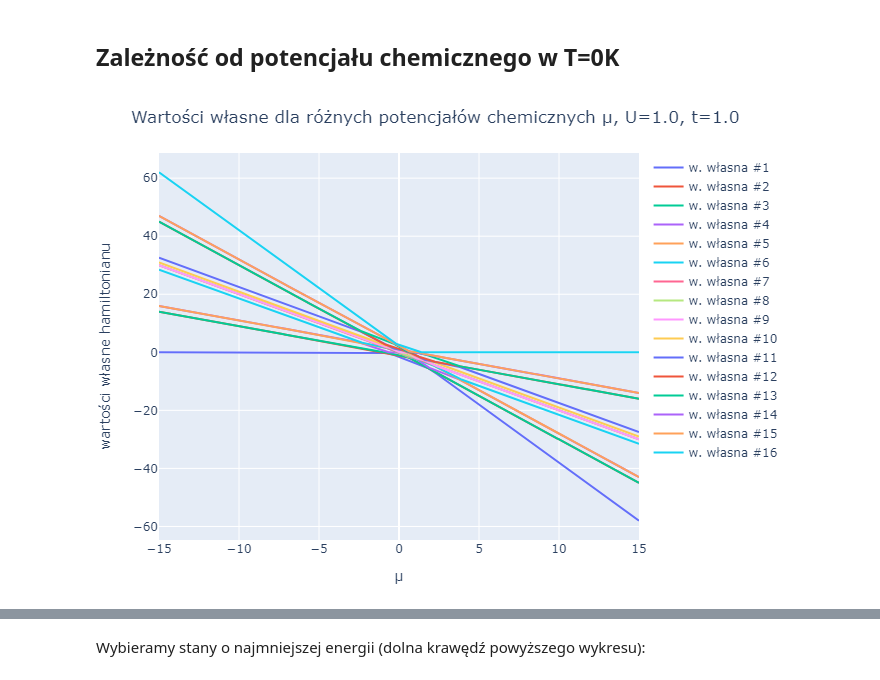
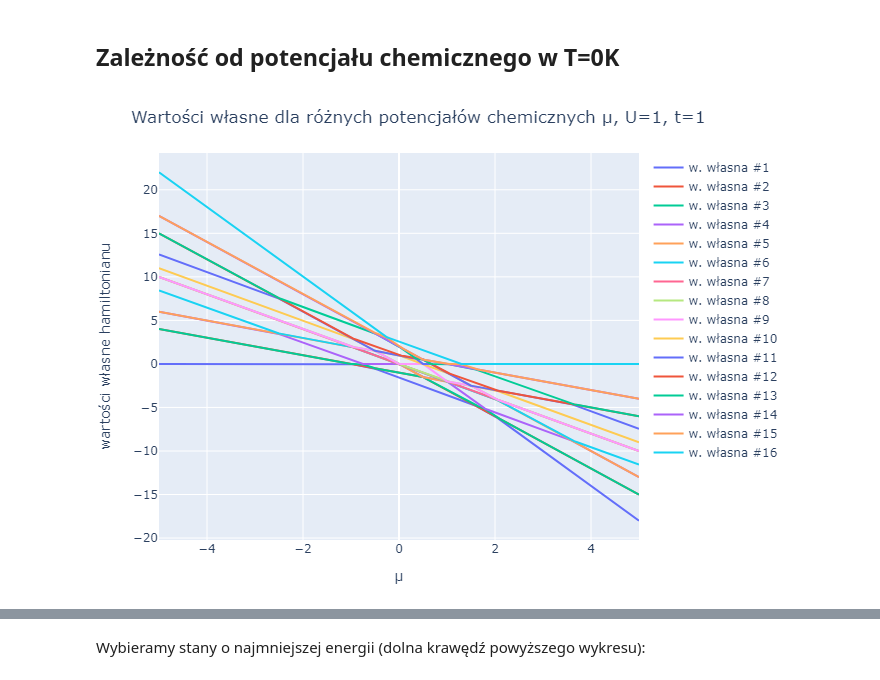
Before and after one commit to kbolembach/Hubbard, a Jupyter notebook: hubbard.ipynb, the cells around one changed output, grey strips where cells are left out. Drawn from its saved outputs; the diff is of its cells as text; code cells hidden in the pictures.

```diff
--- a/hubbard.ipynb
+++ b/hubbard.ipynb
@@ -9,7 +11,11 @@ no_particles_from_state (generic function with 1 method)
 t = 1
 U = 1
 
-const N = 2
-const states = reshape(Iterators.product([[0,1] for _ in 1:2N]...) .|> collect, (1, 2^(2N)))
-const next = [collect(2:N); 1]
+dim_sizes = (2)
+N = reduce(*, dim_sizes)
+states_1d(n) = reshape(Iterators.product([[0,1] for _ in 1:2n]...) .|> collect, (1, 4^n))
+my_states = states_1d(N)
+next(n) = [collect(2:n); 1]
+params = Params(dim_sizes,
+    [next(d) for d in dim_sizes])
 # %% [output]
@@ -19,19 +55,20 @@ const next = [collect(2:N); 1]
 # %% [markdown]
 ## Zależność od potencjału chemicznego w T=0K
 # %%
-pot_max = 15
+
+pot_max = 5
 pot_step = 0.05
 potentials = collect(-pot_max:pot_step:pot_max)
-data = [eigen(get_hamiltonian(states, U, t, pot, next, N)) for pot in potentials]
+data = [eigen(get_hamiltonian(params, U, t, pot)) for pot in potentials]
 eigs_mat_orig = reduce(hcat,[real(d.values) for d in data])'
 eigvecs = [real(d.vectors) for d in data]
 eigs_mat = [eigs_mat_orig[:,i] for i in 1:size(eigs_mat_orig,2)]
 layout = Layout(
     title="Wartości własne dla różnych potencjałów chemicznych μ, U=$U, t=$t",
     xaxis_title="μ",
     yaxis_title="wartości własne hamiltonianu",
 )
 pl = plot([scatter(x=potentials, y=eig, name="w. własna #$no") for (eig, no) in zip(eigs_mat, 1:(2N)^2)], layout)
 # %% [output]
-[figure, old version]
+[figure, new version]
 # %%
```
Also changed, not shown: parts of 23 cells of this notebook, 3 other files.
